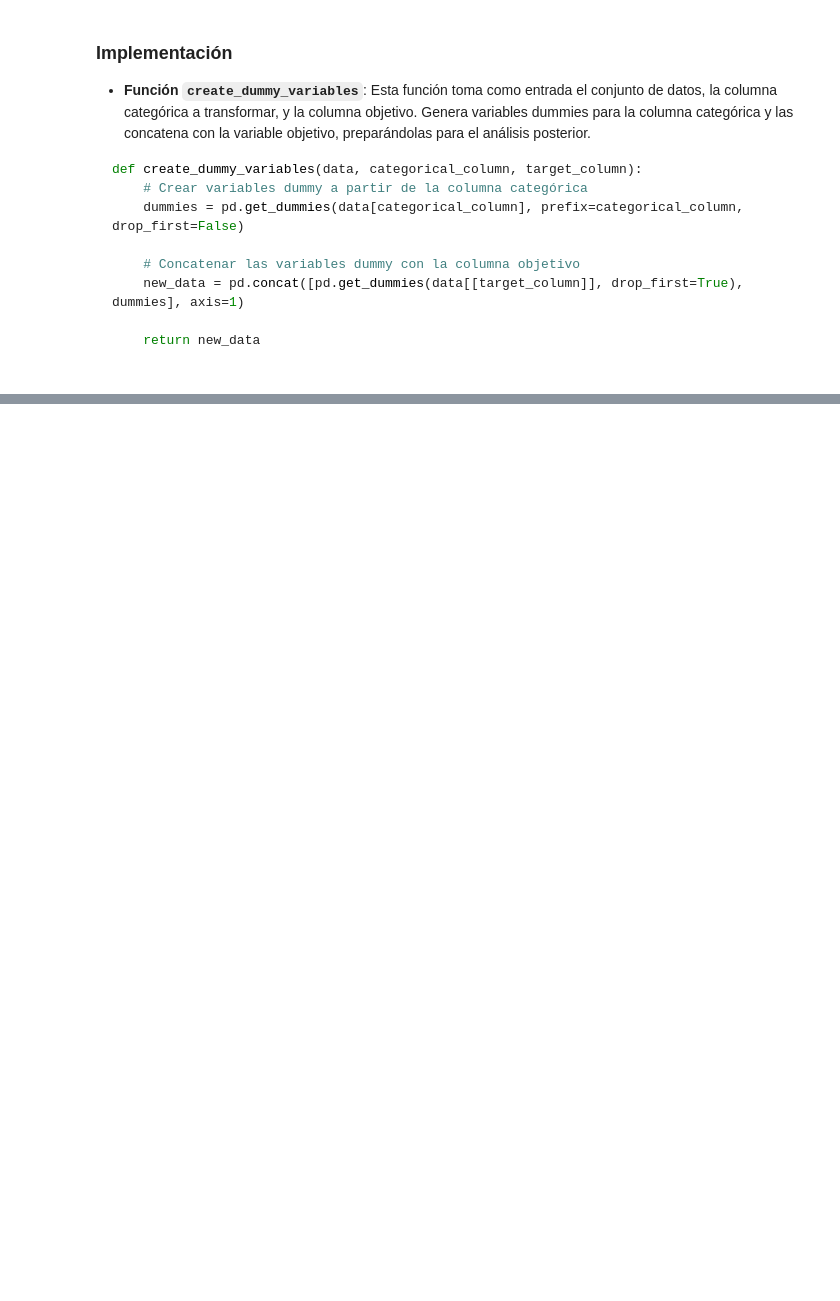
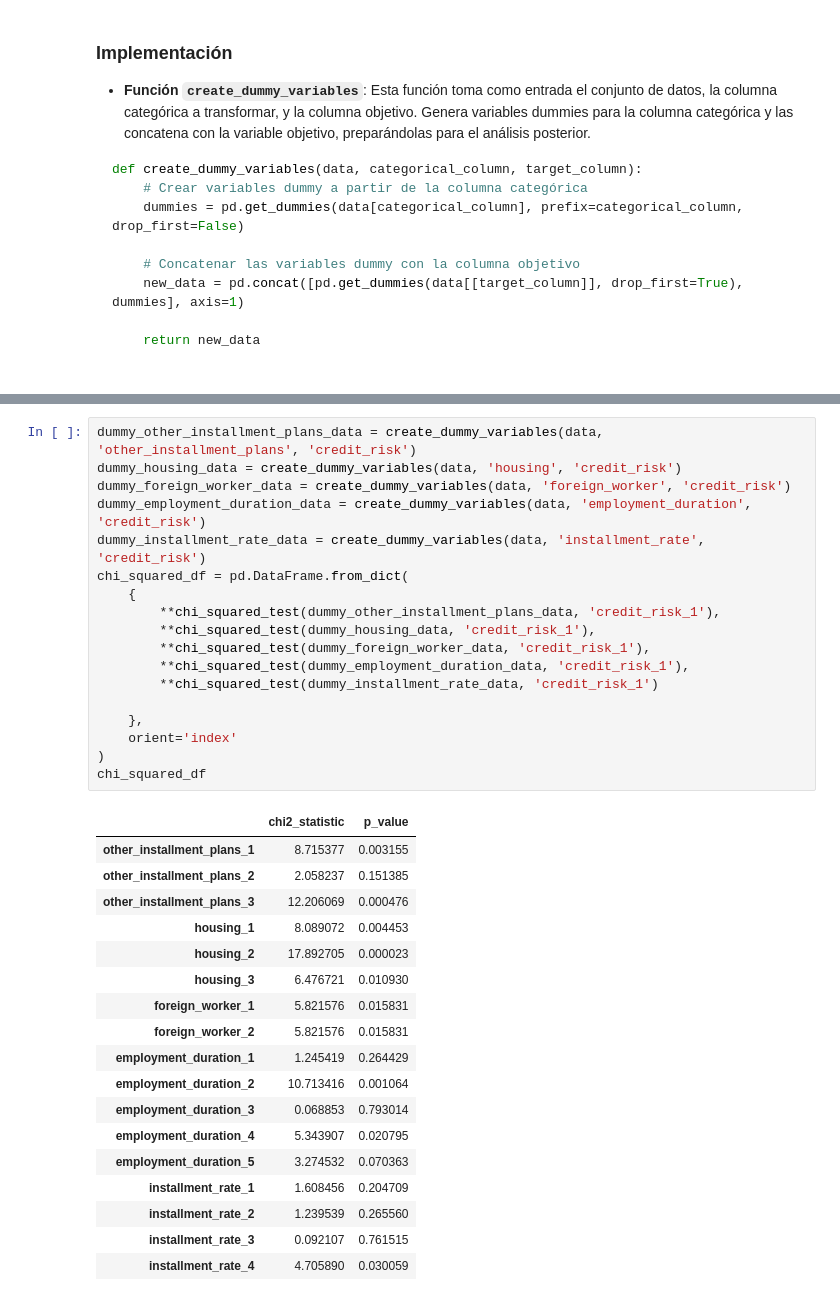
Before and after one commit to victorarmandolezama/south-german-credit, a Jupyter notebook: EDA.ipynb, the cells around one changed output, grey strips where cells are left out. Saved outputs shown, nothing was run; the diff lists cells and outputs as text; blank space fills up the shorter version.

```diff
--- a/EDA.ipynb
+++ b/EDA.ipynb
@@ -279,0 +337,37 @@ chi_squared_test(dummy_job_data, 'credit_risk_1')
+# %%
+dummy_other_installment_plans_data = create_dummy_variables(data, 'other_installment_plans', 'credit_risk')
+dummy_housing_data = create_dummy_variables(data, 'housing', 'credit_risk')
+dummy_foreign_worker_data = create_dummy_variables(data, 'foreign_worker', 'credit_risk')
+dummy_employment_duration_data = create_dummy_variables(data, 'employment_duration', 'credit_risk')
+dummy_installment_rate_data = create_dummy_variables(data, 'installment_rate', 'credit_risk')
+chi_squared_df = pd.DataFrame.from_dict(
+    {
+        **chi_squared_test(dummy_other_installment_plans_data, 'credit_risk_1'),
+        **chi_squared_test(dummy_housing_data, 'credit_risk_1'),
+        **chi_squared_test(dummy_foreign_worker_data, 'credit_risk_1'),
+        **chi_squared_test(dummy_employment_duration_data, 'credit_risk_1'),
+        **chi_squared_test(dummy_installment_rate_data, 'credit_risk_1')
+
+    },
+    orient='index'
+)
+chi_squared_df
+# %% [output]
+|  | chi2_statistic | p_value |
+| other_installment_plans_1 | 8.715377 | 0.003155 |
+| other_installment_plans_2 | 2.058237 | 0.151385 |
+| other_installment_plans_3 | 12.206069 | 0.000476 |
+| housing_1 | 8.089072 | 0.004453 |
+| housing_2 | 17.892705 | 0.000023 |
+| housing_3 | 6.476721 | 0.010930 |
+| foreign_worker_1 | 5.821576 | 0.015831 |
+| foreign_worker_2 | 5.821576 | 0.015831 |
+| employment_duration_1 | 1.245419 | 0.264429 |
+| employment_duration_2 | 10.713416 | 0.001064 |
+| employment_duration_3 | 0.068853 | 0.793014 |
+| employment_duration_4 | 5.343907 | 0.020795 |
+| employment_duration_5 | 3.274532 | 0.070363 |
+| installment_rate_1 | 1.608456 | 0.204709 |
+| installment_rate_2 | 1.239539 | 0.265560 |
+| installment_rate_3 | 0.092107 | 0.761515 |
+| installment_rate_4 | 4.705890 | 0.030059 |
```
Also changed, not shown: parts of 12 cells of this notebook.
